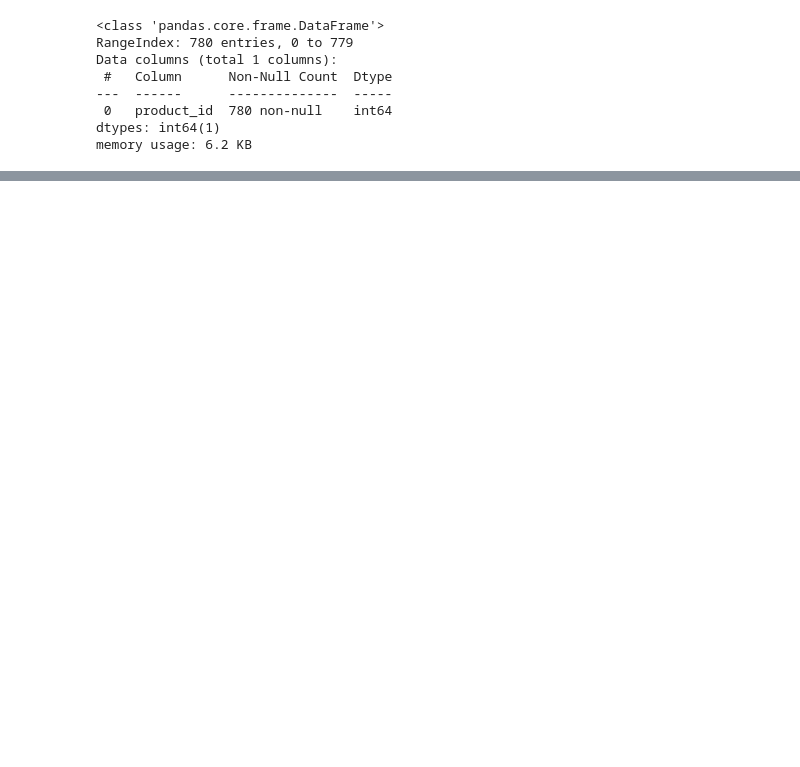
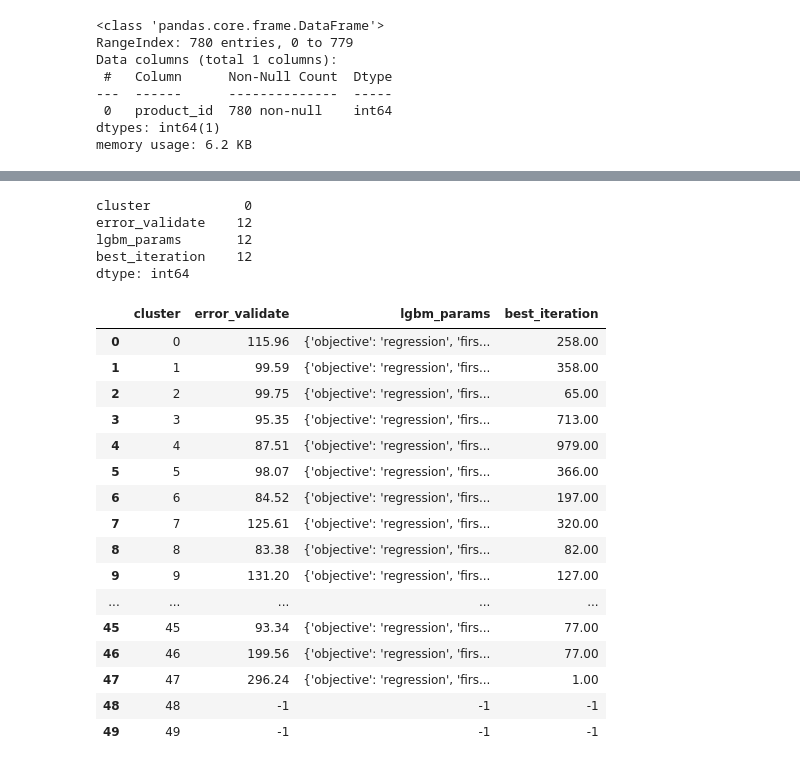
Before and after one commit to castrodiego/labo3_empresa3, a Jupyter notebook: code/lightgbm_d_avanzada1_pred.ipynb, the cells around one changed output, grey strips where cells are left out. Drawn from its saved outputs; the diff is of its cells as text; code cells hidden in the pictures; blank space fills up the shorter version.

```diff
--- a/code/lightgbm_d_avanzada1_pred.ipynb
+++ b/code/lightgbm_d_avanzada1_pred.ipynb
@@ -32,7 +32,7 @@ os.chdir("/home/dcastro_contacto/buckets/b1/")
 #Manual
 prefijo_arch_entrada = "datasets/emp3_sellout_fe_cluster_manual_"
 num_clusters=94
-carpeta_exp_prefijo = "exp/avanzada_1/"
+carpeta_base_exp = "exp/avanzada_1/"
 
 #Time Warping
 #prefijo_arch_entrada = "datasets/emp3_sellout_base_cluster_warp_"
@@ -40,7 +40,7 @@ carpeta_exp_prefijo = "exp/avanzada_1/"
 #num_clusters=94
 #carpeta_exp_prefijo = "exp/avanzada_2/"
 # %%
-EXP_NOMBRE = "20231210_204050"
+EXP_NOMBRE = "20231212_175029"
 # %%
 def lgbm_error_rate(preds, train_data):
     labels = train_data.get_label()
@@ -76,3 +80,32 @@ df_opt_bay = pd.read_excel(carpeta_exp + "opt_bay.xlsx")
+# %%
+df_opt_bay.isna().sum()
+# %% [output]
+cluster            0
+error_validate    12
+lgbm_params       12
+best_iteration    12
+dtype: int64
+# %%
+df_opt_bay = df_opt_bay.fillna("-1")
+df_opt_bay.head(50)
+# %% [output]
+|  | cluster | error_validate | lgbm_params | best_iteration |
+| 0 | 0 | 115.96 | {'objective': 'regression', 'firs... | 258.00 |
+| 1 | 1 | 99.59 | {'objective': 'regression', 'firs... | 358.00 |
+| 2 | 2 | 99.75 | {'objective': 'regression', 'firs... | 65.00 |
+| 3 | 3 | 95.35 | {'objective': 'regression', 'firs... | 713.00 |
+| 4 | 4 | 87.51 | {'objective': 'regression', 'firs... | 979.00 |
+| 5 | 5 | 98.07 | {'objective': 'regression', 'firs... | 366.00 |
+| 6 | 6 | 84.52 | {'objective': 'regression', 'firs... | 197.00 |
+| 7 | 7 | 125.61 | {'objective': 'regression', 'firs... | 320.00 |
+| 8 | 8 | 83.38 | {'objective': 'regression', 'firs... | 82.00 |
+| 9 | 9 | 131.20 | {'objective': 'regression', 'firs... | 127.00 |
+| ... | ... | ... | ... | ... |
+| 45 | 45 | 93.34 | {'objective': 'regression', 'firs... | 77.00 |
+| 46 | 46 | 199.56 | {'objective': 'regression', 'firs... | 77.00 |
+| 47 | 47 | 296.24 | {'objective': 'regression', 'firs... | 1.00 |
+| 48 | 48 | -1 | -1 | -1 |
+| 49 | 49 | -1 | -1 | -1 |
 # %%
 prods_iter = []
 custs_iter = []
```
Also changed, not shown: parts of 4 cells of this notebook, 6 other files.
